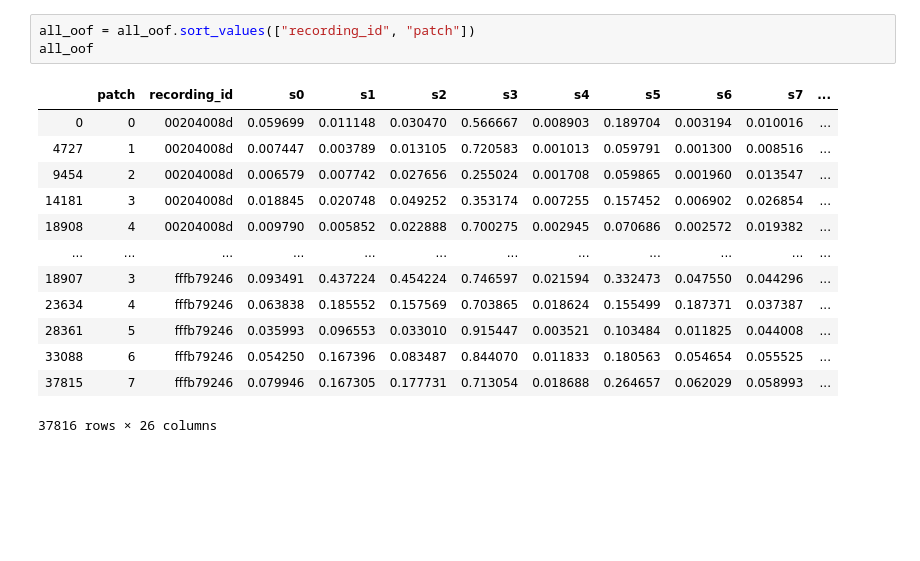
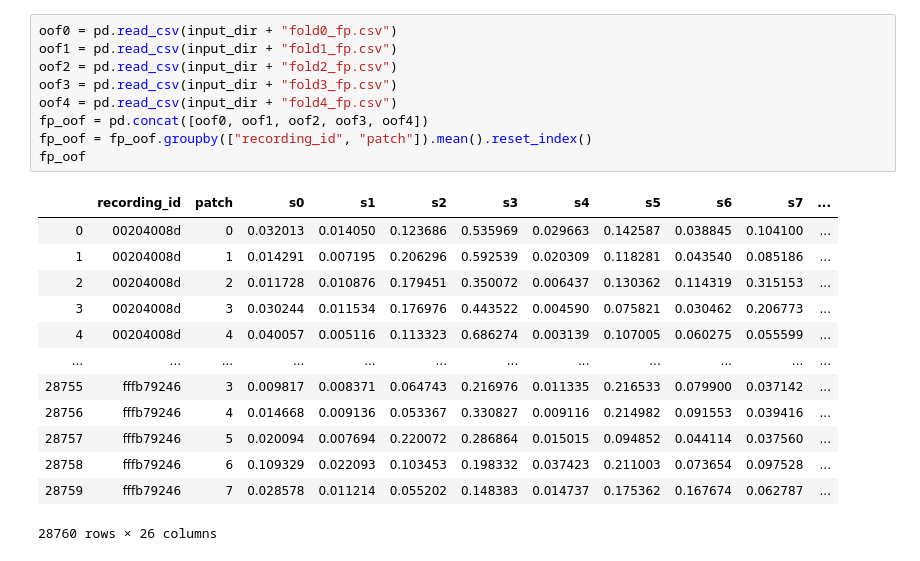
Before and after one commit to kuto5046/kaggle-rainforest, a Jupyter notebook: oof.ipynb, the cells around one changed output. Drawn from its saved outputs; the diff is of its cells as text; blank space fills up the shorter version.

```diff
--- a/oof.ipynb
+++ b/oof.ipynb
@@ -42,17 +26,23 @@ all_oof
-# %%
-all_oof = all_oof.sort_values(["recording_id", "patch"])
-all_oof
-# %% [output]
-|  | patch | recording_id | s0 | s1 | s2 | s3 | s4 | s5 | s6 | s7 | ... |
-| 0 | 0 | 00204008d | 0.059699 | 0.011148 | 0.030470 | 0.566667 | 0.008903 | 0.189704 | 0.003194 | 0.010016 | ... |
-| 4727 | 1 | 00204008d | 0.007447 | 0.003789 | 0.013105 | 0.720583 | 0.001013 | 0.059791 | 0.001300 | 0.008516 | ... |
-| 9454 | 2 | 00204008d | 0.006579 | 0.007742 | 0.027656 | 0.255024 | 0.001708 | 0.059865 | 0.001960 | 0.013547 | ... |
-| 14181 | 3 | 00204008d | 0.018845 | 0.020748 | 0.049252 | 0.353174 | 0.007255 | 0.157452 | 0.006902 | 0.026854 | ... |
-| 18908 | 4 | 00204008d | 0.009790 | 0.005852 | 0.022888 | 0.700275 | 0.002945 | 0.070686 | 0.002572 | 0.019382 | ... |
-| ... | ... | ... | ... | ... | ... | ... | ... | ... | ... | ... | ... |
-| 18907 | 3 | fffb79246 | 0.093491 | 0.437224 | 0.454224 | 0.746597 | 0.021594 | 0.332473 | 0.047550 | 0.044296 | ... |
-| 23634 | 4 | fffb79246 | 0.063838 | 0.185552 | 0.157569 | 0.703865 | 0.018624 | 0.155499 | 0.187371 | 0.037387 | ... |
-| 28361 | 5 | fffb79246 | 0.035993 | 0.096553 | 0.033010 | 0.915447 | 0.003521 | 0.103484 | 0.011825 | 0.044008 | ... |
-| 33088 | 6 | fffb79246 | 0.054250 | 0.167396 | 0.083487 | 0.844070 | 0.011833 | 0.180563 | 0.054654 | 0.055525 | ... |
-| 37815 | 7 | fffb79246 | 0.079946 | 0.167305 | 0.177731 | 0.713054 | 0.018688 | 0.264657 | 0.062029 | 0.058993 | ... |
-37816 rows × 26 columns
+# %%
+oof0 = pd.read_csv(input_dir + "fold0_fp.csv")
+oof1 = pd.read_csv(input_dir + "fold1_fp.csv")
+oof2 = pd.read_csv(input_dir + "fold2_fp.csv")
+oof3 = pd.read_csv(input_dir + "fold3_fp.csv")
+oof4 = pd.read_csv(input_dir + "fold4_fp.csv")
+fp_oof = pd.concat([oof0, oof1, oof2, oof3, oof4])
+fp_oof = fp_oof.groupby(["recording_id", "patch"]).mean().reset_index()
+fp_oof
+# %% [output]
+|  | recording_id | patch | s0 | s1 | s2 | s3 | s4 | s5 | s6 | s7 | ... |
+| 0 | 00204008d | 0 | 0.032013 | 0.014050 | 0.123686 | 0.535969 | 0.029663 | 0.142587 | 0.038845 | 0.104100 | ... |
+| 1 | 00204008d | 1 | 0.014291 | 0.007195 | 0.206296 | 0.592539 | 0.020309 | 0.118281 | 0.043540 | 0.085186 | ... |
+| 2 | 00204008d | 2 | 0.011728 | 0.010876 | 0.179451 | 0.350072 | 0.006437 | 0.130362 | 0.114319 | 0.315153 | ... |
+| 3 | 00204008d | 3 | 0.030244 | 0.011534 | 0.176976 | 0.443522 | 0.004590 | 0.075821 | 0.030462 | 0.206773 | ... |
+| 4 | 00204008d | 4 | 0.040057 | 0.005116 | 0.113323 | 0.686274 | 0.003139 | 0.107005 | 0.060275 | 0.055599 | ... |
+| ... | ... | ... | ... | ... | ... | ... | ... | ... | ... | ... | ... |
+| 28755 | fffb79246 | 3 | 0.009817 | 0.008371 | 0.064743 | 0.216976 | 0.011335 | 0.216533 | 0.079900 | 0.037142 | ... |
+| 28756 | fffb79246 | 4 | 0.014668 | 0.009136 | 0.053367 | 0.330827 | 0.009116 | 0.214982 | 0.091553 | 0.039416 | ... |
+| 28757 | fffb79246 | 5 | 0.020094 | 0.007694 | 0.220072 | 0.286864 | 0.015015 | 0.094852 | 0.044114 | 0.037560 | ... |
+| 28758 | fffb79246 | 6 | 0.109329 | 0.022093 | 0.103453 | 0.198332 | 0.037423 | 0.211003 | 0.073654 | 0.097528 | ... |
+| 28759 | fffb79246 | 7 | 0.028578 | 0.011214 | 0.055202 | 0.148383 | 0.014737 | 0.175362 | 0.167674 | 0.062787 | ... |
+28760 rows × 26 columns
```
Also changed, not shown: parts of 11 cells of this notebook.
